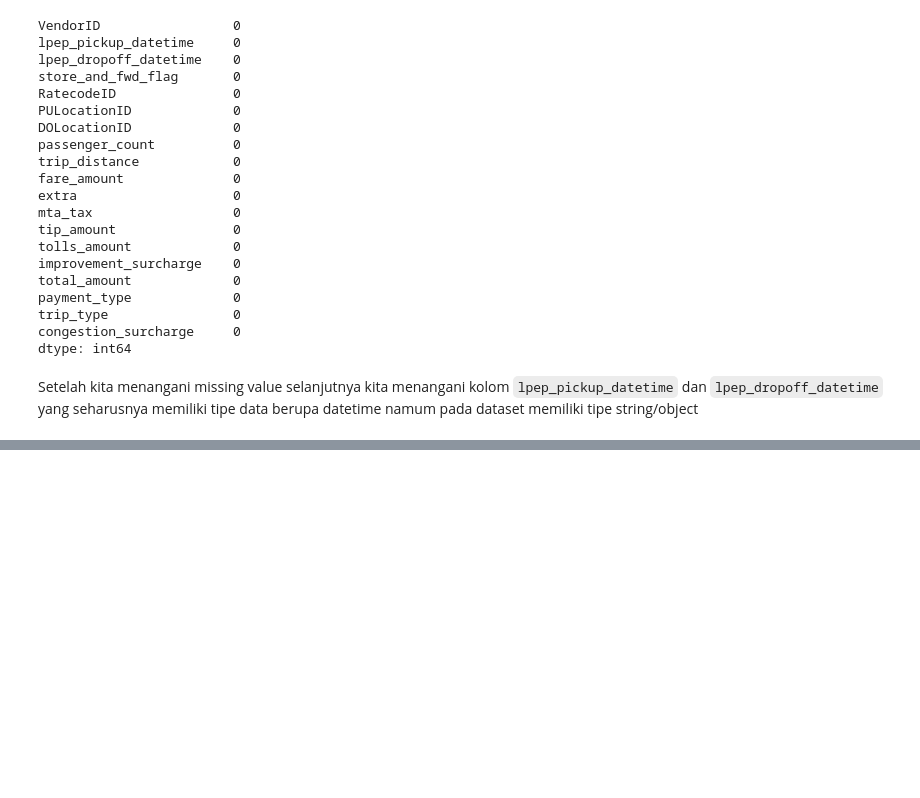
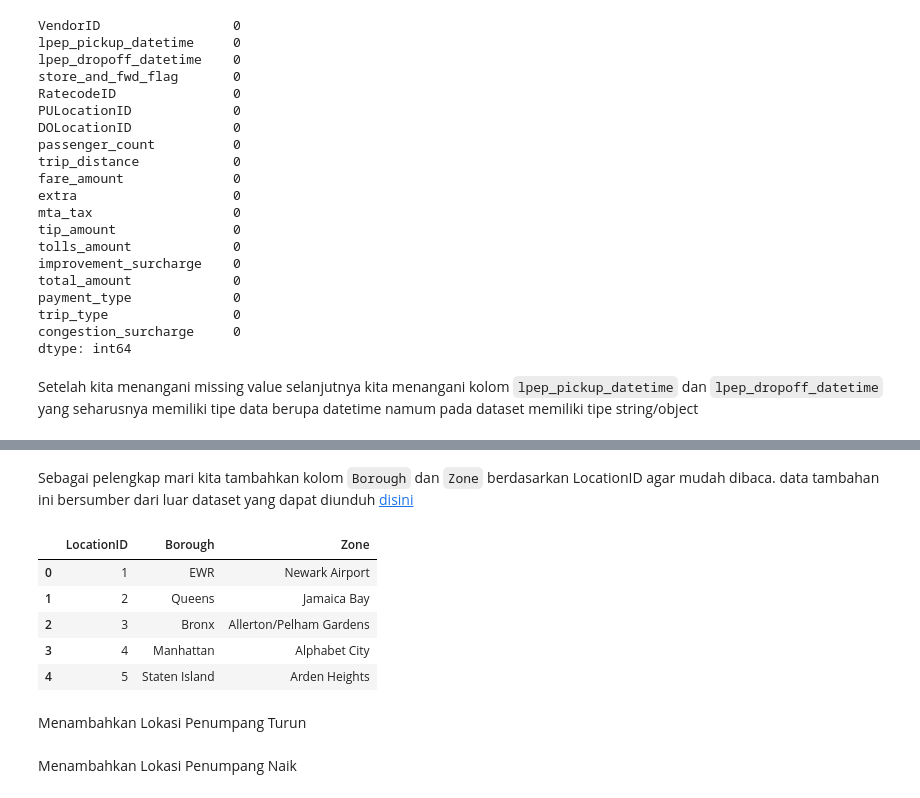
Before and after one commit to Meowstronot/New-York-City-TLC-Trip-Analyst, a Jupyter notebook: New York City TLC Trip.ipynb, the cells around one changed output, grey strips where cells are left out. Drawn from its saved outputs; the diff is of its cells as text; code cells hidden in the pictures; blank space fills up the shorter version.

Commit message:
Add Lokasi berdasarkan Kode

```diff
--- a/New York City TLC Trip.ipynb
+++ b/New York City TLC Trip.ipynb
@@ -337,0 +343,14 @@ NewDesc
+# %% [markdown]
+Sebagai pelengkap mari kita tambahkan kolom `Borough` dan `Zone` berdasarkan LocationID agar mudah dibaca. data tambahan ini bersumber dari luar dataset yang dapat diunduh [disini](https://github.com/fivethirtyeight/uber-tlc-foil-response/blob/master/uber-trip-data/taxi-zone-lookup.csv)
+# %%
+df_zone = pd.read_csv("taxi-zone-lookup.csv")
+df_zone.head()
+# %% [output]
+|  | LocationID | Borough | Zone |
+| 0 | 1 | EWR | Newark Airport |
+| 1 | 2 | Queens | Jamaica Bay |
+| 2 | 3 | Bronx | Allerton/Pelham Gardens |
+| 3 | 4 | Manhattan | Alphabet City |
+| 4 | 5 | Staten Island | Arden Heights |
+# %% [markdown]
+Menambahkan Lokasi Penumpang Turun
@@ -337,0 +363,2 @@ NewDesc
+# %% [markdown]
+Menambahkan Lokasi Penumpang Naik
```
Also changed, not shown: parts of 12 cells of this notebook, 1 other file.
